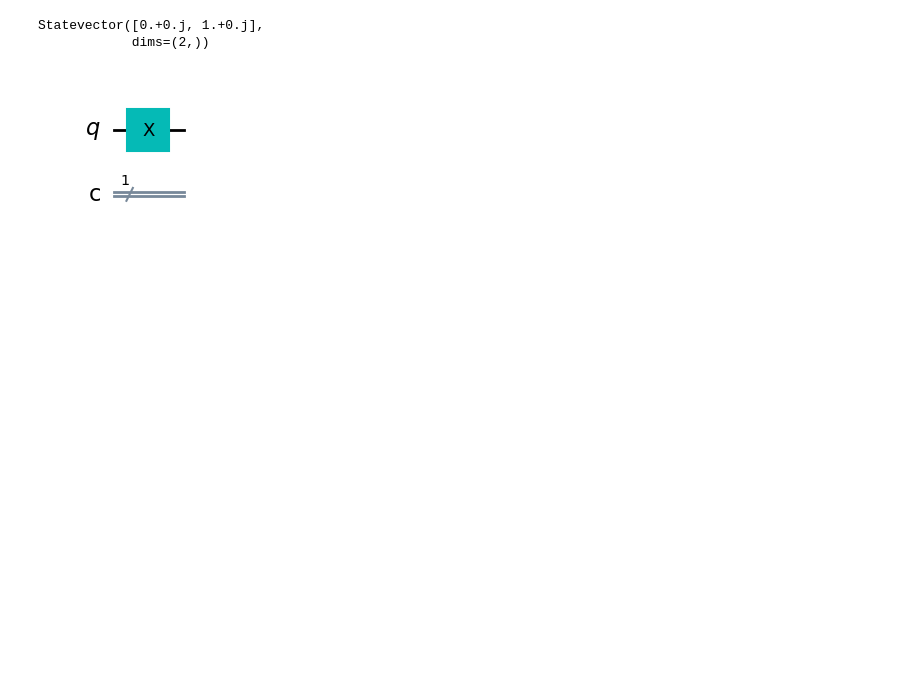
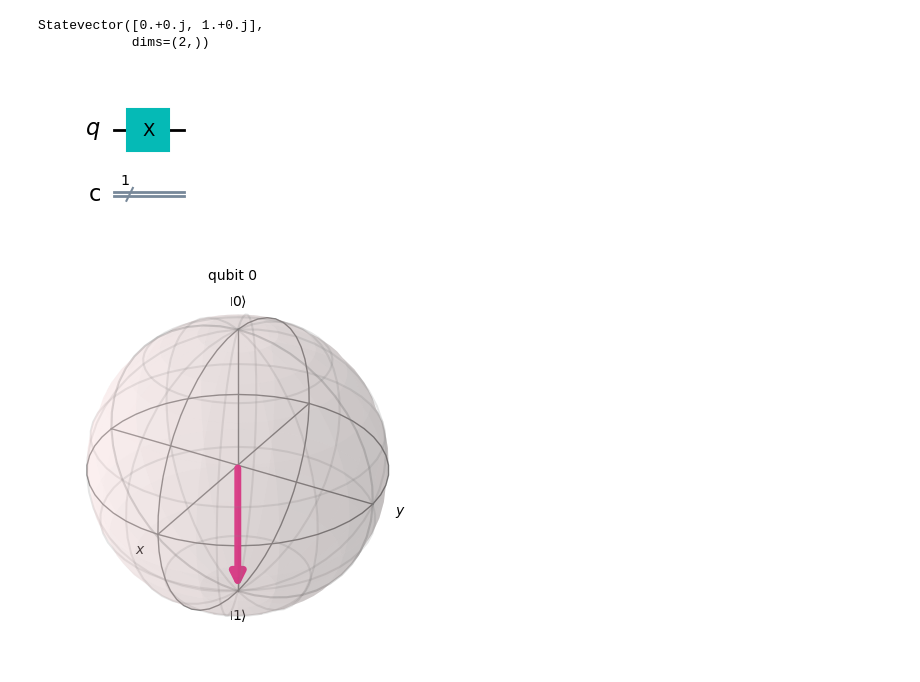
Before and after one commit to haichangsi/quantum-circuits, a Jupyter notebook: quantum-circuits/Blocks.ipynb, the cells around one changed output. Saved outputs shown, nothing was run; the diff lists cells and outputs as text; code cells hidden in the pictures; blank space fills up the shorter version.

Commit message:
tried unitary representation, plotting

```diff
--- a/quantum-circuits/Blocks.ipynb
+++ b/quantum-circuits/Blocks.ipynb
@@ -17,3 +17,7 @@ Statevector([0.+0.j, 1.+0.j],
 circuit.draw(output='mpl')
 # %% [output]
 [figure]
+# %%
+plot_bloch_multivector(statevector)
+# %% [output]
+[figure, added]
```
Also changed, not shown: parts of 5 cells of this notebook.
